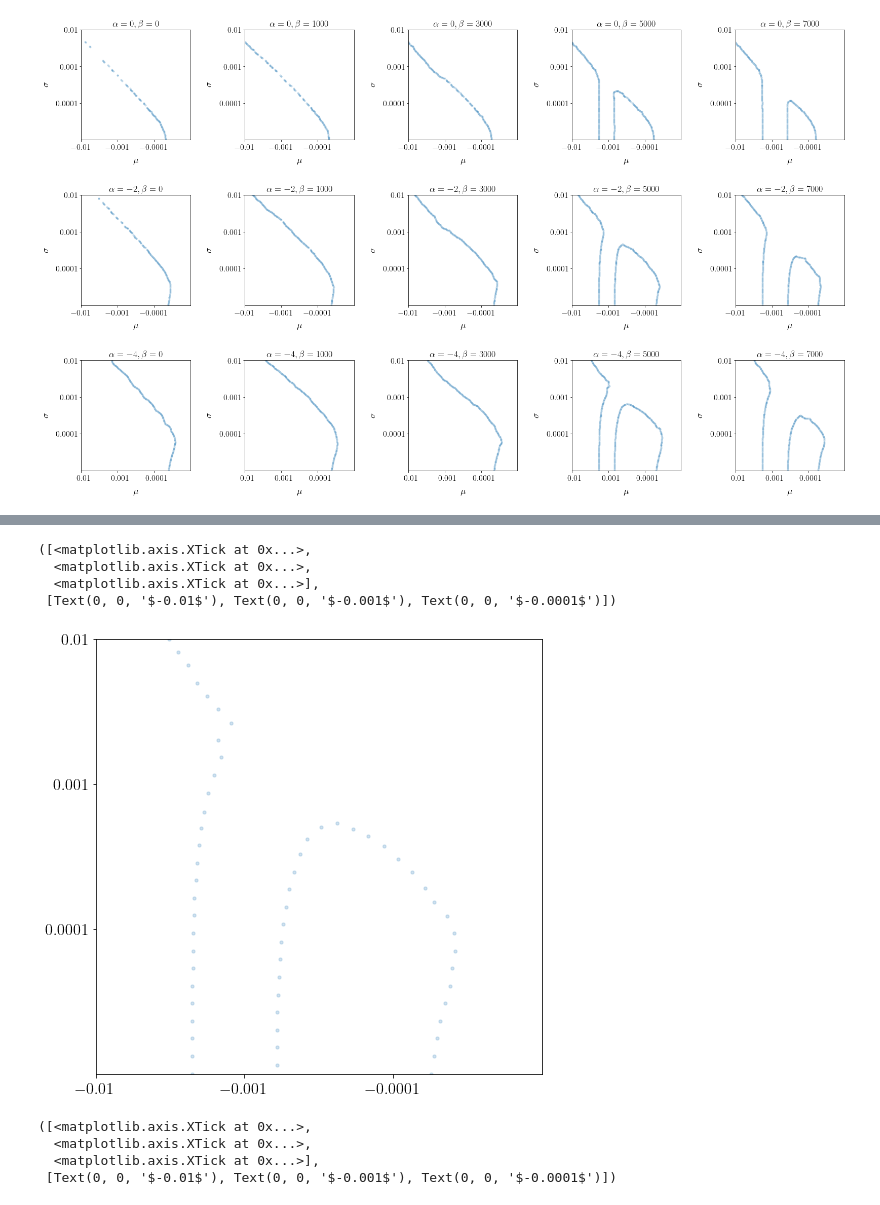
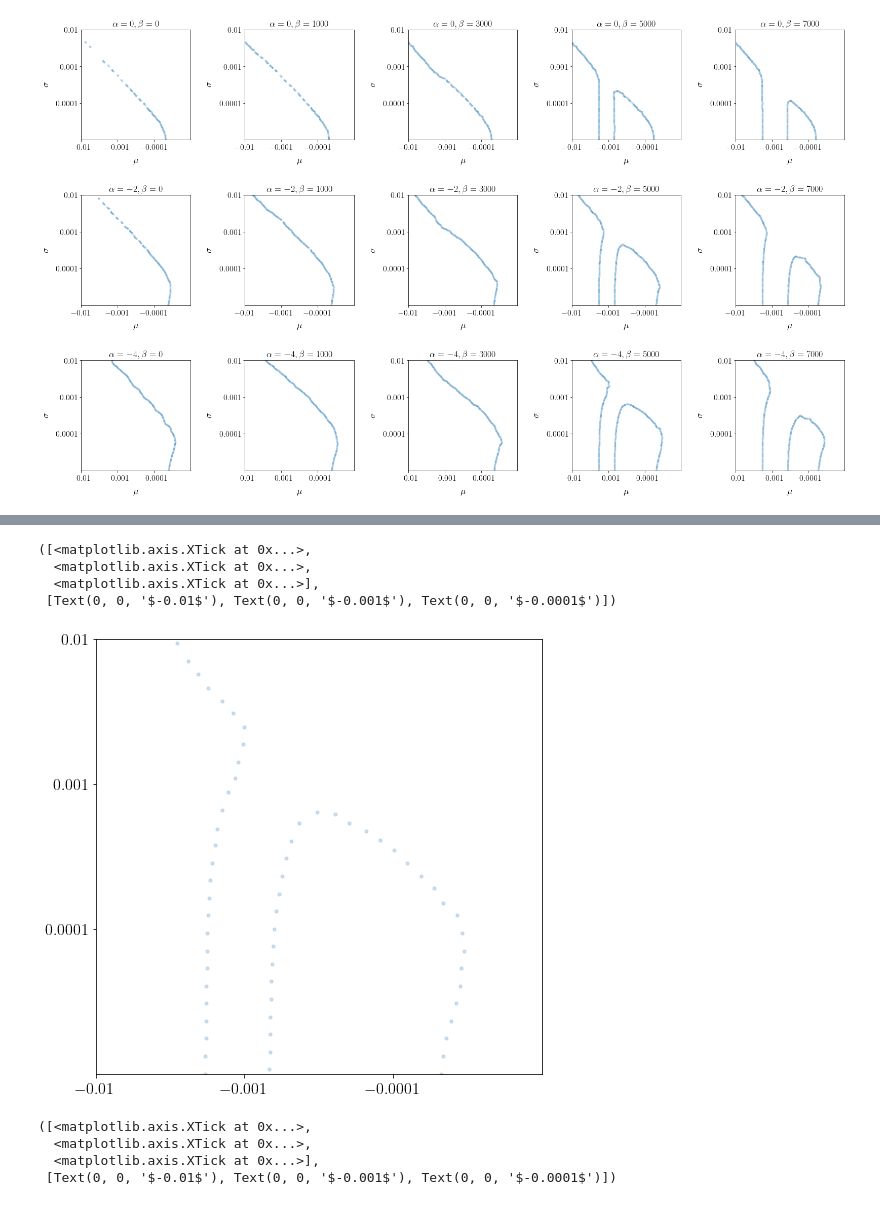
Before and after one commit to alyulina/spoon-billed-sandpiper, a Jupyter notebook: notebook-ver22.ipynb, the cells around one changed output, grey strips where cells are left out. Cells and saved outputs as stored; diff of their text form; code cells hidden in the pictures.

```diff
--- a/notebook-ver22.ipynb
+++ b/notebook-ver22.ipynb
@@ -337,6 +337,7 @@ for i in range(len(alpha_beta)):
 # %% [output]
 [figure]
 # %%
+# something's not working
 # fewer points (more for the zeroeth contour and fewer for the -0.1 and 0.1):
 
 indices = [] # indices of the points to take
@@ -357,15 +358,17 @@ for i in range(len(alpha_beta)):
         for k in range(len(points[i][j]) - 1):
             # piecewise approximating the length of the contour
             length += math.sqrt((points[i][j][k + 1][0] - points[i][j][k][0]) ** 2 + (points[i][j][k + 1][1] - points[i][j][k][1]) ** 2)
+        print(i, [-0.1, 0, 0.1][j], 'done computing contour length')
 
         indices_j = [0]
         index = 0
-        while len(temp) - index > 5:
+        while len(points[i][j]) - index > 5:
             for l in range(index, len(points[i][j])):
                 if math.sqrt((points[i][j][index][0] - points[i][j][l][0]) ** 2 + (points[i][j][index][1] - points[i][j][l][1]) ** 2) > 0.25:
                     index = l
                     indices_j.append(index)
                     break
+        print(i, [-0.1, 0, 0.1][j], 'done getting indices')
 
         plt.scatter(points[i][j][indices_j][:, 0], temp[indices_j][:, 1], s=10, alpha=0.2)
 
@@ -385,13 +530,13 @@ for i in range(len(alpha_beta)):
 # %%
 length = 0
-for i in range(len(temp) - 1):
-    length += math.sqrt((temp[i + 1][0] - temp[i][0]) ** 2 + (temp[i + 1][1] - temp[i][1]) ** 2)
+for i in range(len(points[5][1]) - 1):
+    length += math.sqrt((points[5][1][i + 1][0] - points[5][1][i][0]) ** 2 + (points[5][1][i + 1][1] - points[5][1][i][1]) ** 2)
 # %%
 indices = [0]
 index = 0
-while len(temp) - index > 5:
-    for i in range(index, len(temp)):
-        if math.sqrt((temp[index][0] - temp[i][0]) ** 2 + (temp[index][1] - temp[i][1]) ** 2) > 0.25:
+while len(points[5][1]) - index > 6:
+    for i in range(index, len(points[5][1])):
+        if math.sqrt((points[5][1][index][0] - points[5][1][i][0]) ** 2 + (points[5][1][index][1] - points[5][1][i][1]) ** 2) > 0.25:
             index = i
             indices.append(index)
             break
@@ -402,23 +547,23 @@ len(indices)
 # %%
 # extracting and plotting points within contours:
 
 plt.figure(figsize=(8, 8))
 
-plt.scatter(temp[indices][:, 0], temp[indices][:, 1], s=10, alpha=0.2)
+plt.scatter(points[13][1][indices][:, 0], points[13][1][indices][:, 1], s=10, alpha=0.2)
 
 plt.xlim(-np.log(abs(-0.01)), -np.log(abs(0.00001)))
 plt.ylim(np.log(abs(0.00001)), np.log(abs(0.01)))
 
 plt.yticks([np.log(0.01), np.log(0.001), np.log(0.0001)], [r'$0.01$', r'$0.001$', r'$0.0001$'], fontsize=16)
 plt.xticks([-np.log(abs(-0.01)), -np.log(abs(-0.001)), -np.log(abs(-0.0001))], [r'$-0.01$', r'$-0.001$', r'$-0.0001$'], fontsize=16)
 
 # plt.savefig('rns-het-err=-0.1_0.1_interpn.png', dpi=300, bbox_inches='tight')
 # %% [output]
 ([<matplotlib.axis.XTick at 0x...>,
   <matplotlib.axis.XTick at 0x...>,
   <matplotlib.axis.XTick at 0x...>],
  [Text(0, 0, '$-0.01$'), Text(0, 0, '$-0.001$'), Text(0, 0, '$-0.0001$')])
-[figure, old version]
+[figure, new version]
 # %%
 # extracting and plotting points within contours:
 
```
Also changed, not shown: parts of 4 cells of this notebook.
